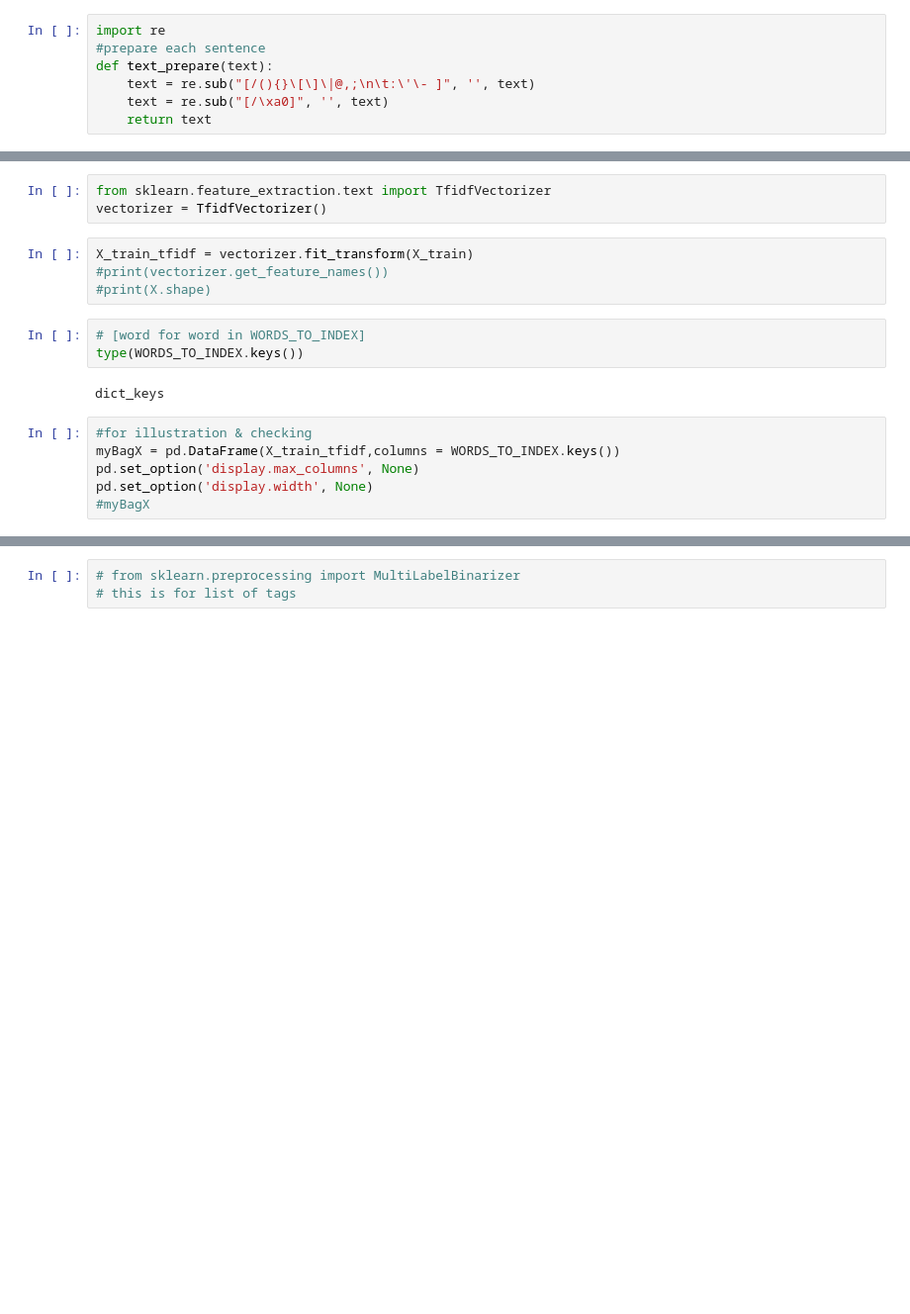
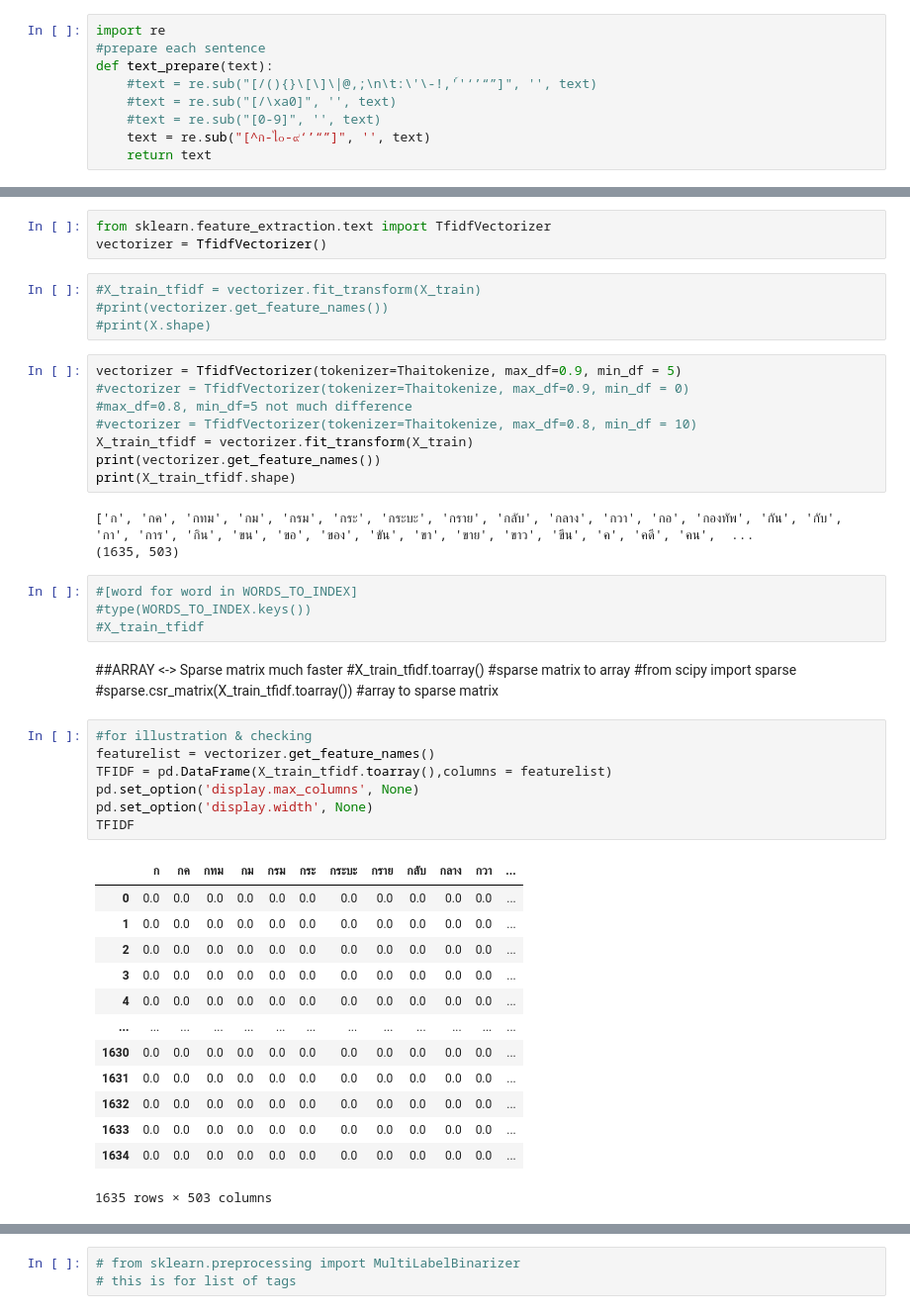
Before and after one commit to katroku/PredictTag, a Jupyter notebook: TagPredictThai2.ipynb, the cells around one changed output, grey strips where cells are left out. Shown: that part at 99% size. Drawn from its saved outputs; the diff is of its cells as text; blank space fills up the shorter version.

Commit message:
48.99% accuracy
changed method of data preprocessing, beautify document

```diff
--- a/TagPredictThai2.ipynb
+++ b/TagPredictThai2.ipynb
@@ -93,8 +113,10 @@ y = np.array(df['category'])
 import re
 #prepare each sentence
 def text_prepare(text):
-    text = re.sub("[/(){}\[\]\|@,;\n\t:\'\- ]", '', text)
-    text = re.sub("[/\xa0]", '', text)
+    #text = re.sub("[/(){}\[\]\|@,;\n\t:\'\-!,'์'‘’“”]", '', text)
+    #text = re.sub("[/\xa0]", '', text)
+    #text = re.sub("[0-9]", '', text)
+    text = re.sub("[^ก-ไ๐-๙‘’“”]", '', text)
     return text
 # %%
 #execute prepare
@@ -221,20 +249,52 @@ def my_bag_of_words(text, words_to_index, dict_size):
 from sklearn.feature_extraction.text import TfidfVectorizer
 vectorizer = TfidfVectorizer()
 # %%
-X_train_tfidf = vectorizer.fit_transform(X_train)
+#X_train_tfidf = vectorizer.fit_transform(X_train)
 #print(vectorizer.get_feature_names())
 #print(X.shape)
+# %%
+vectorizer = TfidfVectorizer(tokenizer=Thaitokenize, max_df=0.9, min_df = 5)
+#vectorizer = TfidfVectorizer(tokenizer=Thaitokenize, max_df=0.9, min_df = 0)
+#max_df=0.8, min_df=5 not much difference
+#vectorizer = TfidfVectorizer(tokenizer=Thaitokenize, max_df=0.8, min_df = 10)
+X_train_tfidf = vectorizer.fit_transform(X_train)
+print(vectorizer.get_feature_names())
+print(X_train_tfidf.shape)
+# %% [output]
+['ก', 'กค', 'กทม', 'กม', 'กรม', 'กระ', 'กระบะ', 'กราย', 'กลับ', 'กลาง', 'กวา', 'กอ', 'กองทัพ', 'กัน', 'กับ', 'กา', 'การ', 'กิน', 'ขน', 'ขอ', 'ของ', 'ขัน', 'ขา', 'ขาย', 'ขาว', 'ขึน', 'ค', 'คดี', 'คน',  ...
+(1635, 503)
 # %%
-# [word for word in WORDS_TO_INDEX]
-type(WORDS_TO_INDEX.keys())
+#[word for word in WORDS_TO_INDEX]
+#type(WORDS_TO_INDEX.keys())
+#X_train_tfidf
-# %% [output]
-dict_keys
+# %% [markdown]
+##ARRAY <-> Sparse matrix much faster
+#X_train_tfidf.toarray()
+#sparse matrix to array
+#from scipy import sparse
+#sparse.csr_matrix(X_train_tfidf.toarray())
+#array to sparse matrix
 # %%
 #for illustration & checking
-myBagX = pd.DataFrame(X_train_tfidf,columns = WORDS_TO_INDEX.keys())
+featurelist = vectorizer.get_feature_names()
+TFIDF = pd.DataFrame(X_train_tfidf.toarray(),columns = featurelist)
 pd.set_option('display.max_columns', None)
 pd.set_option('display.width', None)
-#myBagX
+TFIDF
+# %% [output]
+|  | ก | กค | กทม | กม | กรม | กระ | กระบะ | กราย | กลับ | กลาง | กวา | ... |
+| 0 | 0.0 | 0.0 | 0.0 | 0.0 | 0.0 | 0.0 | 0.0 | 0.0 | 0.0 | 0.0 | 0.0 | ... |
+| 1 | 0.0 | 0.0 | 0.0 | 0.0 | 0.0 | 0.0 | 0.0 | 0.0 | 0.0 | 0.0 | 0.0 | ... |
+| 2 | 0.0 | 0.0 | 0.0 | 0.0 | 0.0 | 0.0 | 0.0 | 0.0 | 0.0 | 0.0 | 0.0 | ... |
+| 3 | 0.0 | 0.0 | 0.0 | 0.0 | 0.0 | 0.0 | 0.0 | 0.0 | 0.0 | 0.0 | 0.0 | ... |
+| 4 | 0.0 | 0.0 | 0.0 | 0.0 | 0.0 | 0.0 | 0.0 | 0.0 | 0.0 | 0.0 | 0.0 | ... |
+| ... | ... | ... | ... | ... | ... | ... | ... | ... | ... | ... | ... | ... |
+| 1630 | 0.0 | 0.0 | 0.0 | 0.0 | 0.0 | 0.0 | 0.0 | 0.0 | 0.0 | 0.0 | 0.0 | ... |
+| 1631 | 0.0 | 0.0 | 0.0 | 0.0 | 0.0 | 0.0 | 0.0 | 0.0 | 0.0 | 0.0 | 0.0 | ... |
+| 1632 | 0.0 | 0.0 | 0.0 | 0.0 | 0.0 | 0.0 | 0.0 | 0.0 | 0.0 | 0.0 | 0.0 | ... |
+| 1633 | 0.0 | 0.0 | 0.0 | 0.0 | 0.0 | 0.0 | 0.0 | 0.0 | 0.0 | 0.0 | 0.0 | ... |
+| 1634 | 0.0 | 0.0 | 0.0 | 0.0 | 0.0 | 0.0 | 0.0 | 0.0 | 0.0 | 0.0 | 0.0 | ... |
+1635 rows × 503 columns
 # %%
 X_train_tfidf
 # %% [output]
```
Also changed, not shown: parts of 18 cells of this notebook.
